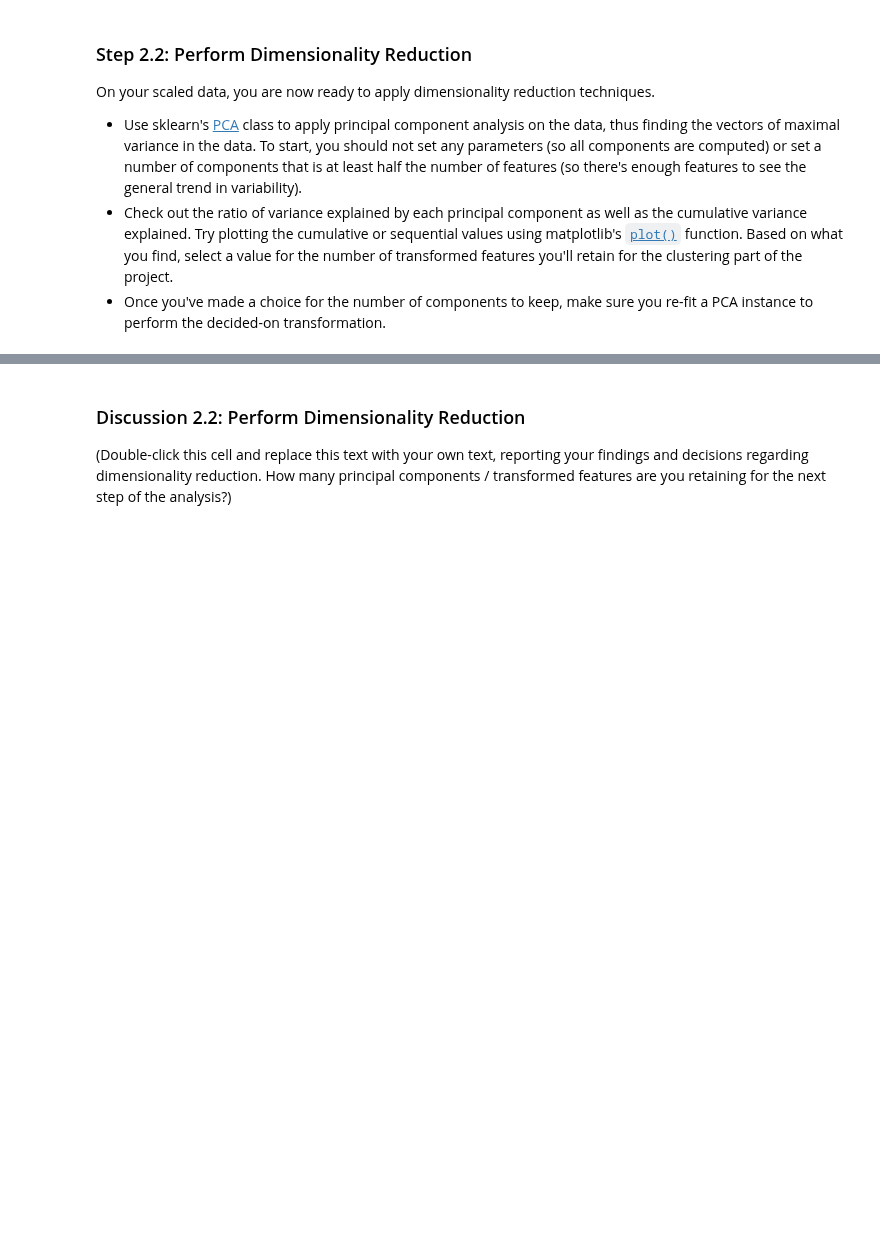
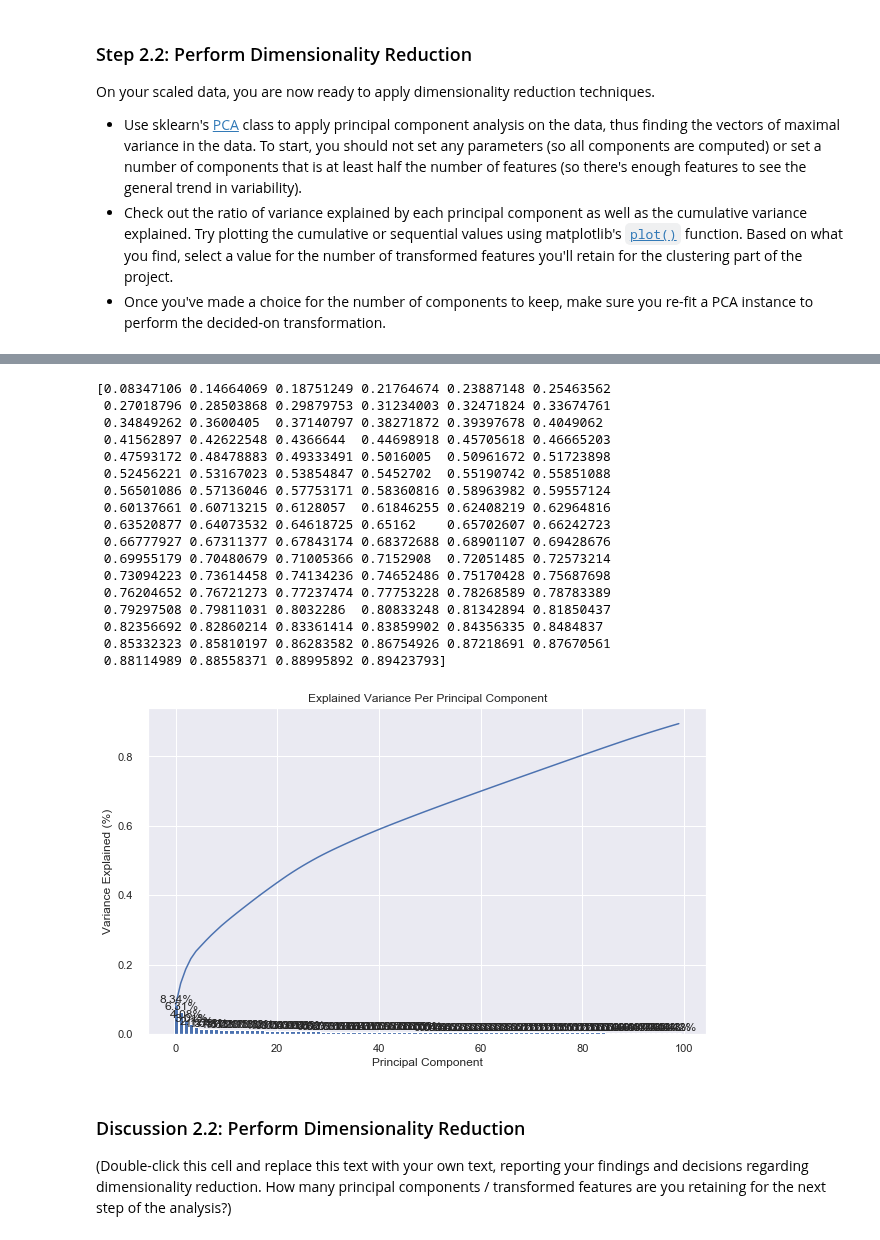
Before and after one commit to brosales8/customer_segmentation, a Jupyter notebook: Identify_Customer_Segments.ipynb, the cells around one changed output, grey strips where cells are left out. Saved outputs shown, nothing was run; the diff lists cells and outputs as text; code cells hidden in the pictures; blank space fills up the shorter version.

```diff
--- a/Identify_Customer_Segments.ipynb
+++ b/Identify_Customer_Segments.ipynb
@@ -732,2 +892,9 @@ Before we apply dimensionality reduction techniques to the data, we need to perf
 # %%
 # Apply feature scaling to the general population demographics data.
+from sklearn.preprocessing import StandardScaler
+
+scaler = StandardScaler()
+scaler.fit(df1)
+X = scaler.transform(df1)
+
+X.shape
@@ -747,0 +915,11 @@ On your scaled data, you are now ready to apply dimensionality reduction techniq
+# %%
+# Apply PCA to the data.
+from sklearn.decomposition import PCA
+
+def perform_pca(X, n_comp):
+    pca = PCA(n_comp)
+    X_pca = pca.fit_transform(X)
+
+    return pca, X_pca
+
+pca, X_pca = perform_pca(X, 100)
@@ -748,3 +949,54 @@ On your scaled data, you are now ready to apply dimensionality reduction techniq
+# %%
+def scree_plot(pca):
+    '''
+    Creates a scree plot associated with the principal components
+
+    INPUT: pca - the result of instantian of PCA in scikit learn
+
+    OUTPUT:
+            None
+    '''
+    num_components = len(pca.explained_variance_ratio_)
+    ind = np.arange(num_components)
+    vals = pca.explained_variance_ratio_
+
+    plt.figure(figsize=(10, 6))
+    ax = plt.subplot(111)
+    cumvals = np.cumsum(vals)
+    print(cumvals)
+    ax.bar(ind, vals)
+    ax.plot(ind, cumvals)
+    for i in range(num_components):
+        ax.annotate(r"%s%%" % ((str(vals[i]*100)[:4])), (ind[i]+0.2, vals[i]), va="bottom", ha="center", fontsize=12)
+
+    ax.xaxis.set_tick_params(width=0)
+    ax.yaxis.set_tick_params(width=2, length=12)
+
+    ax.set_xlabel("Principal Component")
+    ax.set_ylabel("Variance Explained (%)")
+    plt.title('Explained Variance Per Principal Component')
+
+
+scree_plot(pca)
+# %% [output]
+[0.08347106 0.14664069 0.18751249 0.21764674 0.23887148 0.25463562
+ 0.27018796 0.28503868 0.29879753 0.31234003 0.32471824 0.33674761
+ 0.34849262 0.3600405  0.37140797 0.38271872 0.39397678 0.4049062
+ 0.41562897 0.42622548 0.4366644  0.44698918 0.45705618 0.46665203
+ 0.47593172 0.48478883 0.49333491 0.5016005  0.50961672 0.51723898
+ 0.52456221 0.53167023 0.53854847 0.5452702  0.55190742 0.55851088
+ 0.56501086 0.57136046 0.57753171 0.58360816 0.58963982 0.59557124
+ 0.60137661 0.60713215 0.6128057  0.61846255 0.62408219 0.62964816
+ 0.63520877 0.64073532 0.64618725 0.65162    0.65702607 0.66242723
+ 0.66777927 0.67311377 0.67843174 0.68372688 0.68901107 0.69428676
+ 0.69955179 0.70480679 0.71005366 0.7152908  0.72051485 0.72573214
+ 0.73094223 0.73614458 0.74134236 0.74652486 0.75170428 0.75687698
+ 0.76204652 0.76721273 0.77237474 0.77753228 0.78268589 0.78783389
+ 0.79297508 0.79811031 0.8032286  0.80833248 0.81342894 0.81850437
+ 0.82356692 0.82860214 0.83361414 0.83859902 0.84356335 0.8484837
+ 0.85332323 0.85810197 0.86283582 0.86754926 0.87218691 0.87670561
+ 0.88114989 0.88558371 0.88995892 0.89423793]
+[figure, added]
 # %%
 # Investigate the variance accounted for by each principal component.
 # %%
```
Also changed, not shown: parts of 22 cells of this notebook.
